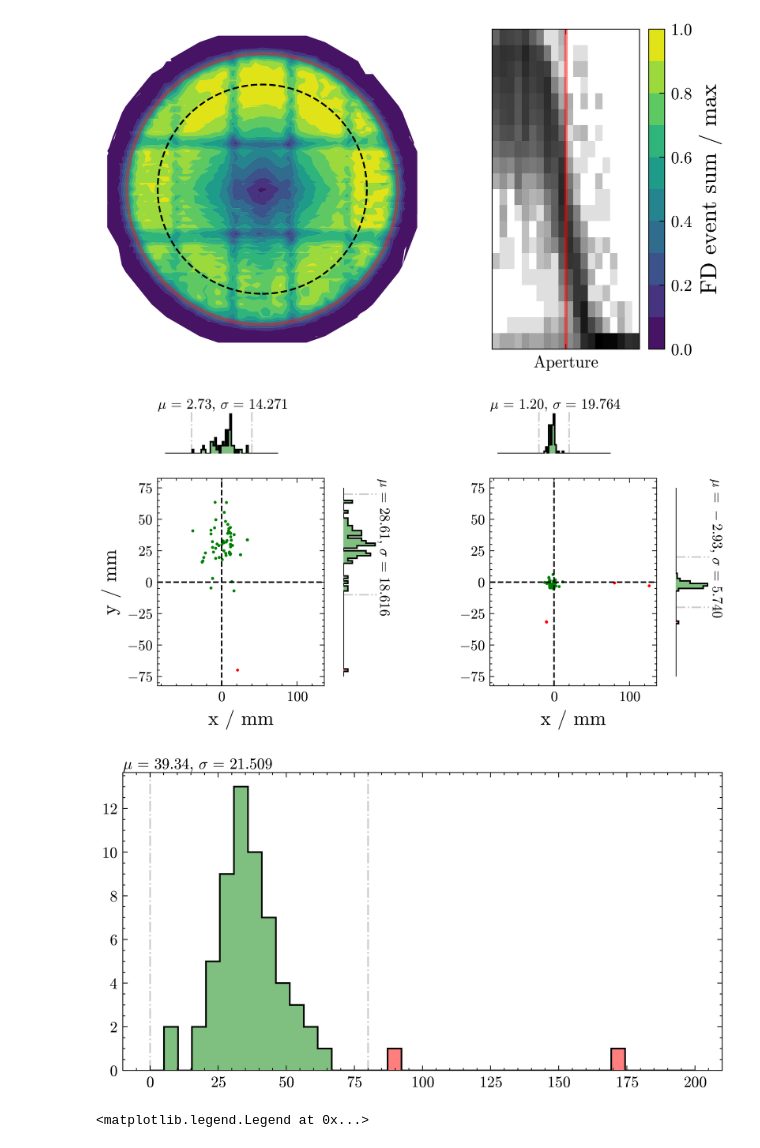
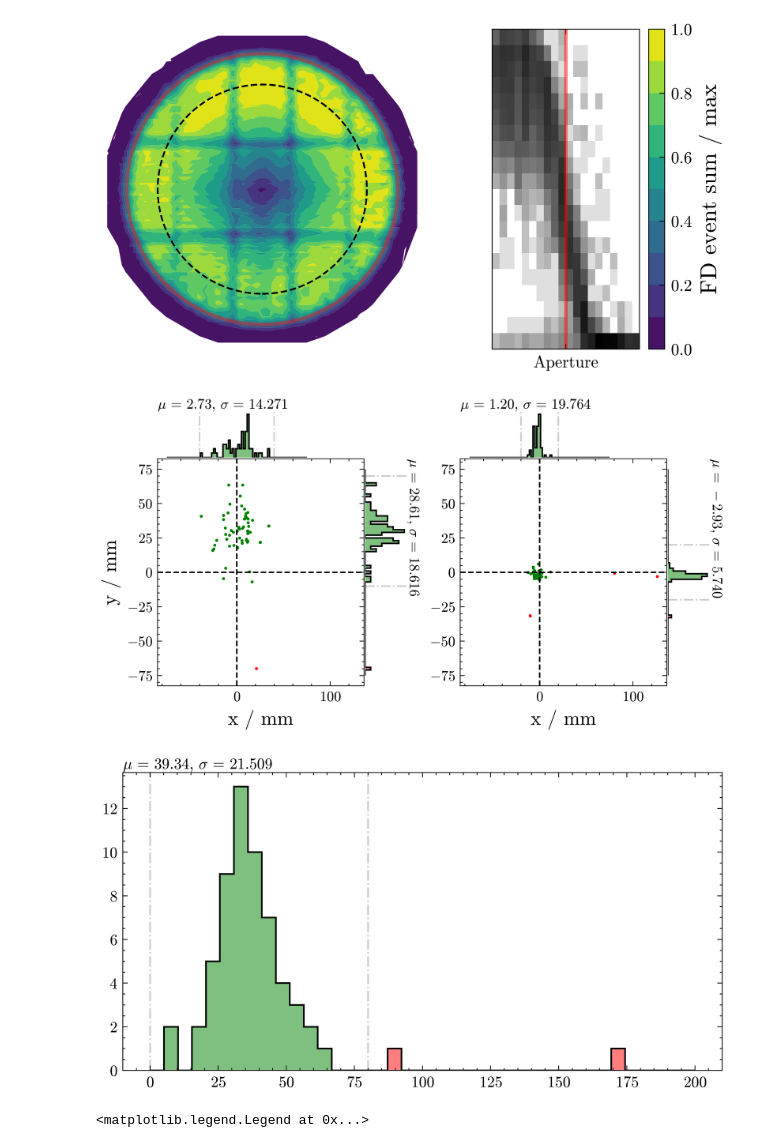
Before and after one commit to Quizznor/phd-thesis, a Jupyter notebook: Projects/XYScanner/QualityCheck/quality_cuts.ipynb, the cells around one changed output. Cells and saved outputs as stored; diff of their text form; code cells hidden in the pictures.

```diff
--- a/Projects/XYScanner/QualityCheck/quality_cuts.ipynb
+++ b/Projects/XYScanner/QualityCheck/quality_cuts.ipynb
@@ -170,7 +171,7 @@ for run in os.listdir(base):
         cal_a_ratios += list(data['cal_before'] / data['cal_after'])
         std_calib_ratio = list(data['xy_corr'] / data['std_calib'])
 
-        if np.any(data['cal_before'] / data['cal_after'] > 1.075): print(f'{run}: large drift')
+        if (t := np.mean(data['cal_before'] / data['cal_after'])) > 1.07: print(f'{run}: large drift, {t}')
 
         std_calib_ratios += std_calib_ratio
 
@@ -308,7 +307,7 @@ fig = plt.figure()
 
 gs = GridSpec(
     2, 5,
-    width_ratios=[1, 0.2, 0.45, 1, 0.2],
+    width_ratios=[1, 0.2, 0.25, 1, 0.2],
     height_ratios=[0.2, 1],
 )
 
@@ -328,38 +327,36 @@ ax6.axis('off')
 sel_x = select_hist(mean_x, ani_bins, [-40, 40], ax2, c='k')
 sel_y = select_hist(mean_y, ani_bins, [-10, 70], ax3, c='k', orientation='horizontal')
 select_mask = sel_x & sel_y
 
 ax1.scatter(np.array(mean_x)[~select_mask], np.array(mean_y)[~select_mask], c='r', s=1)
 ax1.scatter(np.array(mean_x)[select_mask], np.array(mean_y)[select_mask], c='g', s=1)
 ax1.axvline(0, c='k', ls='--')
 ax1.axhline(0, c='k', ls='--')
 ax1.set_xlabel('x / mm')
 ax1.set_ylabel('y / mm')
 
 
 sel_x = select_hist(filter_x, ani_bins, [-20, 20], ax5, c='k')
 sel_y = select_hist(filter_y, ani_bins, [-20, 20], ax6, c='k', orientation='horizontal')
 select_mask = sel_x & sel_y
 
 ax4.scatter(np.array(filter_x)[~select_mask], np.array(filter_y)[~select_mask], c='r', s=1)
 ax4.scatter(np.array(filter_x)[select_mask], np.array(filter_y)[select_mask], c='g', s=1)
 ax4.axvline(0, c='k', ls='--')
 ax4.axhline(0, c='k', ls='--')
 ax4.set_xlabel('x / mm')
 # ax4.set_ylabel('y / mm')
 
+plt.subplots_adjust(hspace=0.01, wspace=0.01)
 
 fig, ax = plt.subplots()
 
 filter_x, filter_y = np.array(filter_x), np.array(filter_y)
 mean, mean_y = np.array(mean_x), np.array(mean_y)
 
-select_hist(np.sqrt((filter_x - mean_x)**2 + (filter_y - mean_y)**2), np.linspace(0, 200, 40), [0, 80], ax)
-
-
-plt.subplots_adjust(hspace=0.01, wspace=0.01)
+_ = select_hist(np.sqrt((filter_x - mean_x)**2 + (filter_y - mean_y)**2), np.linspace(0, 200, 40), [0, 80], ax)
 # %% [output]
-[figure, old version]
+[figure, new version]
 [figure]
 # %%
 # cal a stability
```
Also changed, not shown: parts of 2 cells of this notebook.
